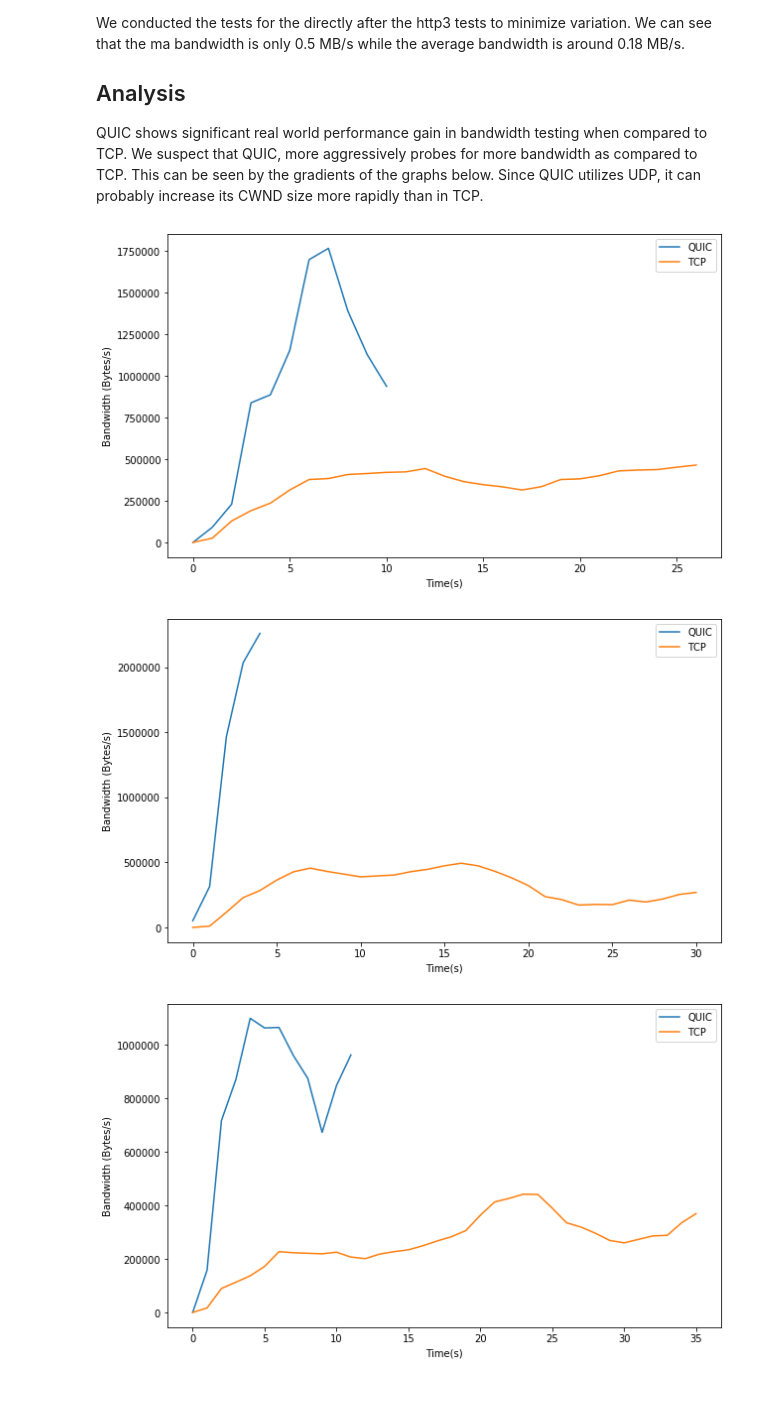
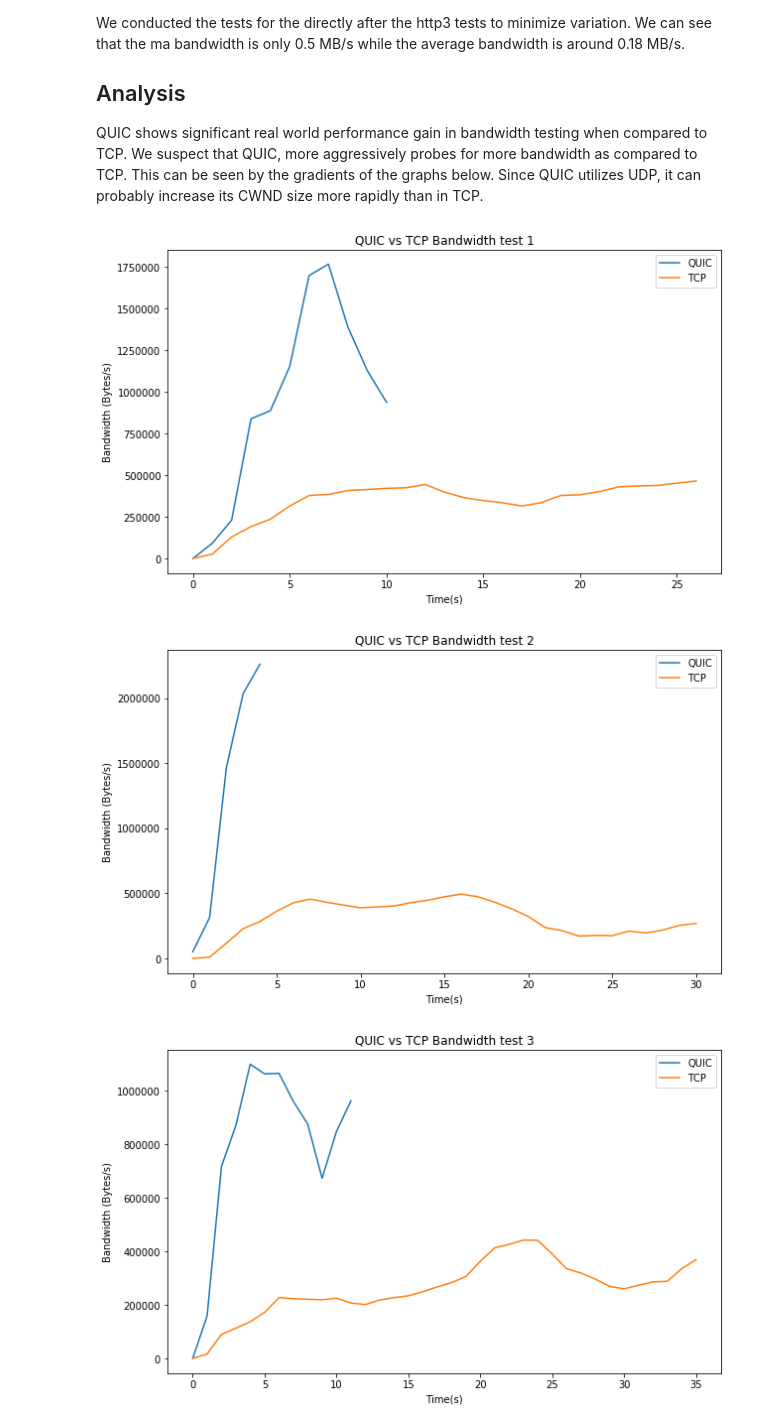
Before and after one commit to Dominic-C/50012-networks-project, a Jupyter notebook: bandwidth_testing/bandwidth testing.ipynb, the cells around one changed output. Cells and saved outputs as stored; diff of their text form; code cells hidden in the pictures; blank space fills up the shorter version.

Commit message:
updated graphs and analysis on bandwidth testing

```diff
--- a/bandwidth_testing/bandwidth testing.ipynb
+++ b/bandwidth_testing/bandwidth testing.ipynb
@@ -112,16 +123,16 @@ QUIC shows significant real world performance gain in bandwidth testing when com
 # %%
 for i in range(5):
     time3, bandwidth3, ave_bw3, max_bw3 = get_bandwidth(f"http3_logs/http3_{i+1}.log")
     time2, bandwidth2, ave_bw2, max_bw2 = get_bandwidth(f"http2_logs/http2_{i+1}.log")
     plt.figure(figsize=[10,6])
     plt.plot(time3, bandwidth3, label="QUIC")
     plt.plot(time2, bandwidth2, label="TCP")
-    plt.title("QUIC vs TCP Bandwidth tests ")
+    plt.title(f"QUIC vs TCP Bandwidth test {i+1}")
     plt.xlabel("Time(s)")
     plt.ylabel("Bandwidth (Bytes/s)")
     plt.legend()
     plt.show()
 # %% [output]
-[figure, old version]
+[figure, new version]
-[figure, old version]
+[figure, new version]
-[figure, old version]
+[figure, new version]
```
Also changed, not shown: parts of 2 cells of this notebook.
